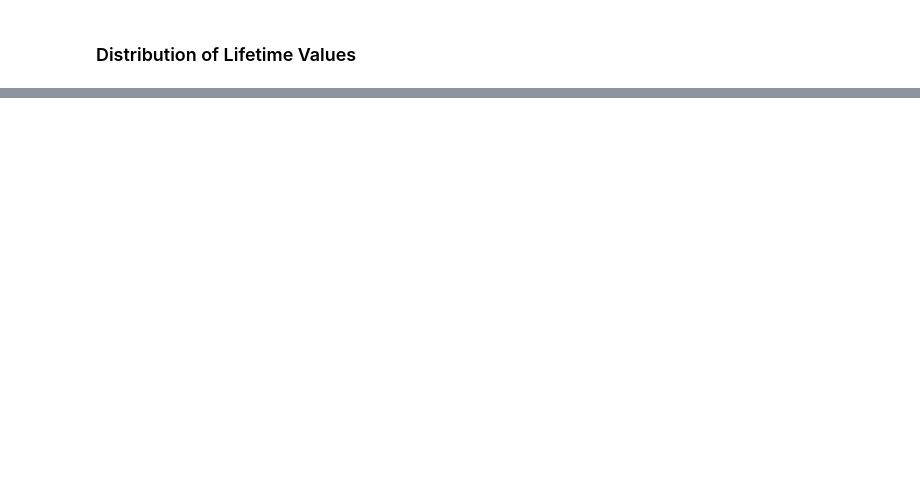
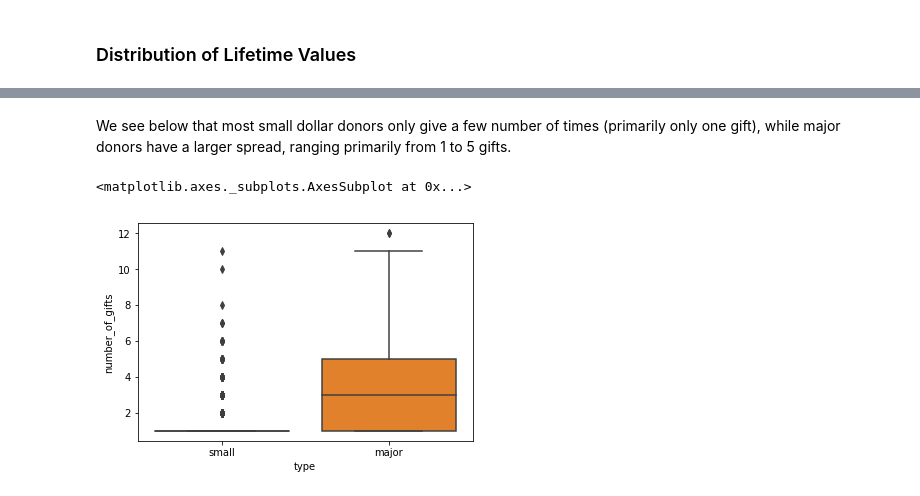
Before and after one commit to thebbennett/data-science-for-nonprofits, a Jupyter notebook: Historical Donor Exploratory Data Analysis.ipynb, the cells around one changed output, grey strips where cells are left out. Cells and saved outputs as stored; diff of their text form; code cells hidden in the pictures; blank space fills up the shorter version.

```diff
--- a/Historical Donor Exploratory Data Analysis.ipynb
+++ b/Historical Donor Exploratory Data Analysis.ipynb
@@ -131,0 +154,10 @@ repeat_donors = by_gifts.loc[by_gifts['number_of_gifts'] != 1]
+# %%
+# locate the donors in the dataframe with individual transcations
+i1 = data[" Contact Name"]
+i2 = small.index
+small = data[i1.isin(i2)]
+# %%
+# major gifts by number of gifts
+major_by_gifts = major.groupby([' Contact Name']).size().sort_values(ascending = False).to_frame()
+major_by_gifts.columns = ['number_of_gifts']
+major_by_gifts.head(10)
@@ -131,0 +177,15 @@ repeat_donors = by_gifts.loc[by_gifts['number_of_gifts'] != 1]
+# %%
+#small gifts by number of gifts
+small_by_gifts = small.groupby([' Contact Name']).size().sort_values(ascending = False).to_frame()
+small_by_gifts.columns = ['number_of_gifts']
+# %%
+small_by_gifts["type"] = "small"
+major_by_gifts["type"] = "major"
+all_gifts = pd.concat([small_by_gifts, major_by_gifts])
+# %% [markdown]
+We see below that most small dollar donors only give a few number of times (primarily only one gift), while major donors have a larger spread, ranging primarily from 1 to 5 gifts.
+# %%
+sns.boxplot(x = "type", y = "number_of_gifts", data = all_gifts)
+# %% [output]
+<matplotlib.axes._subplots.AxesSubplot at 0x...>
+[figure, added]
```
Also changed, not shown: parts of 23 cells of this notebook.
